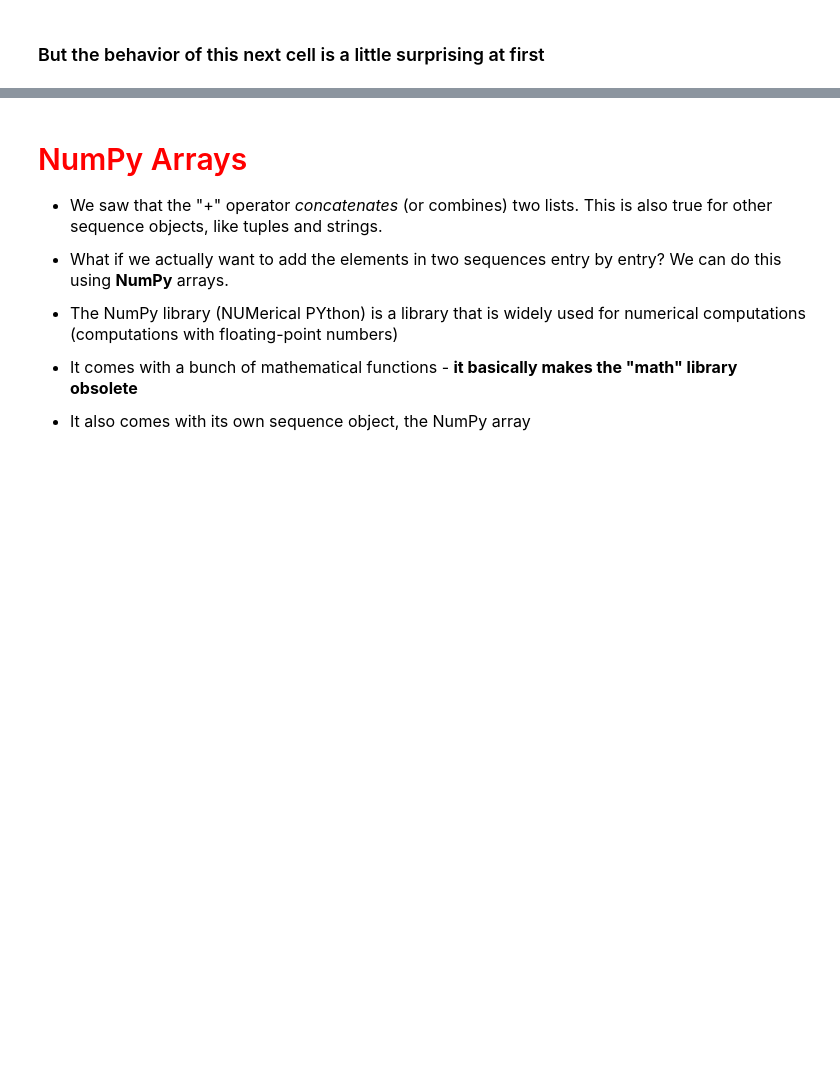
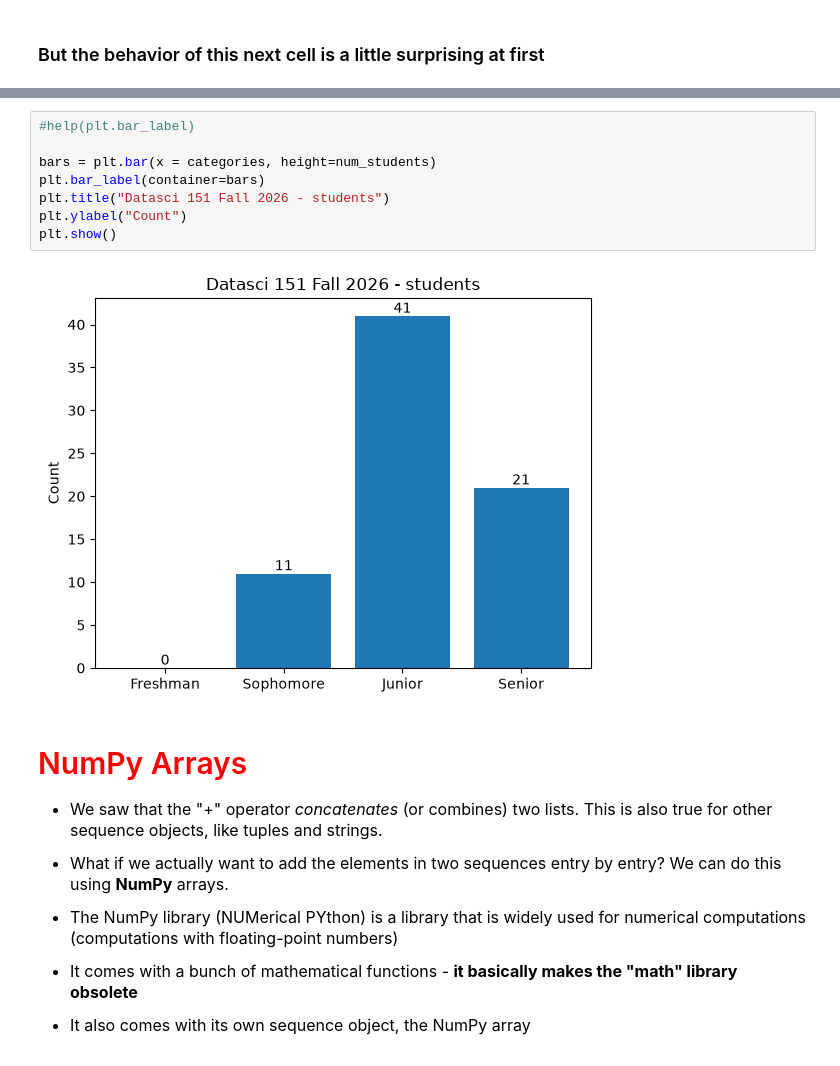
Before and after one commit to maria-shestakov/datasci151fall2026, a Jupyter notebook: lecture_04_other_sequence_objects/My Copy - Lecture04.ipynb, the cells around one changed output, grey strips where cells are left out. Saved outputs shown, nothing was run; the diff lists cells and outputs as text; blank space fills up the shorter version.

```diff
--- a/lecture_04_other_sequence_objects/My Copy - Lecture04.ipynb
+++ b/lecture_04_other_sequence_objects/My Copy - Lecture04.ipynb
@@ -228,3 +287,13 @@ help(plt.bar)
+# %%
+#help(plt.bar_label)
+
+bars = plt.bar(x = categories, height=num_students)
+plt.bar_label(container=bars)
+plt.title("Datasci 151 Fall 2026 - students")
+plt.ylabel("Count")
+plt.show()
+# %% [output]
+[figure, added]
 # %% [markdown]
 # <span style="color:red; font-size:30px"> NumPy Arrays</span>
 
```
Also changed, not shown: parts of 23 cells of this notebook.
